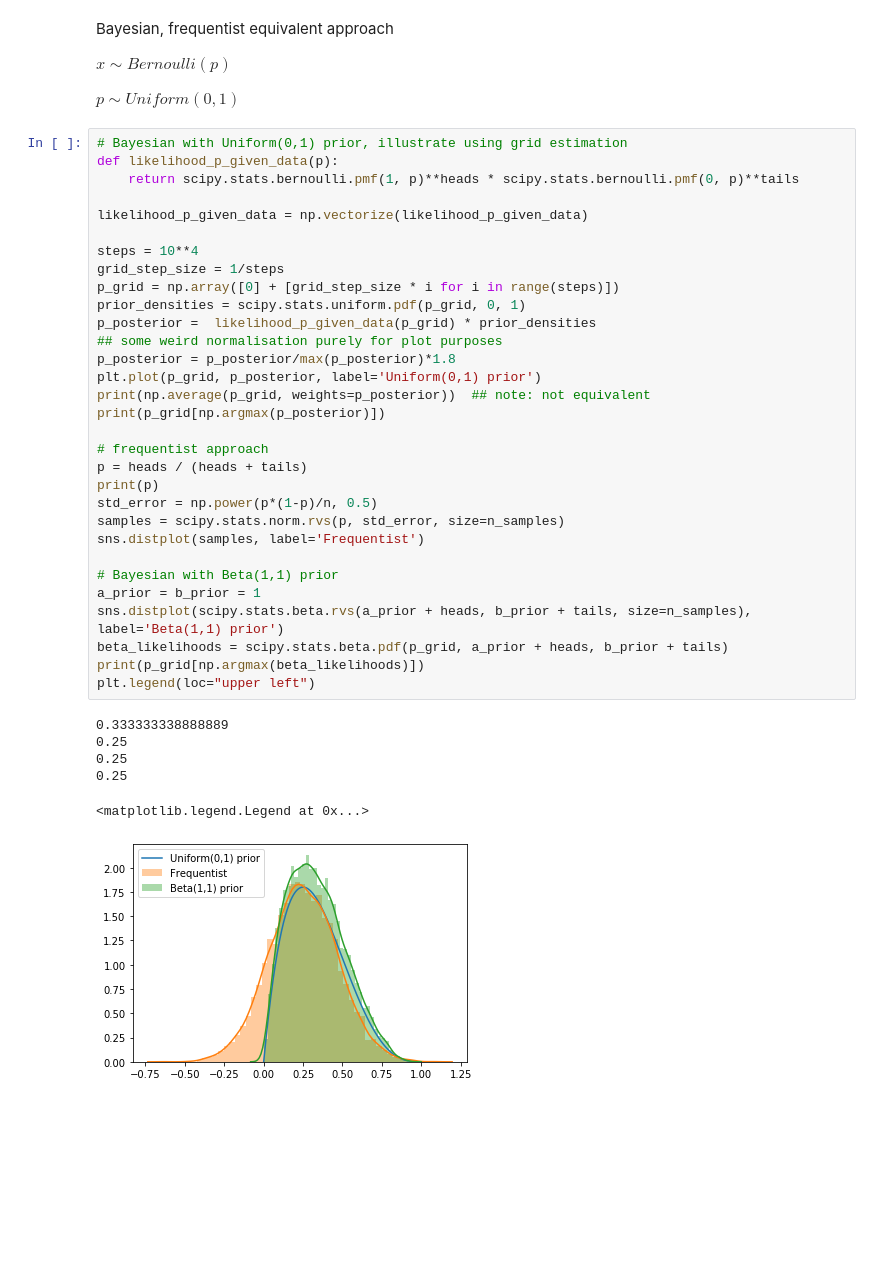
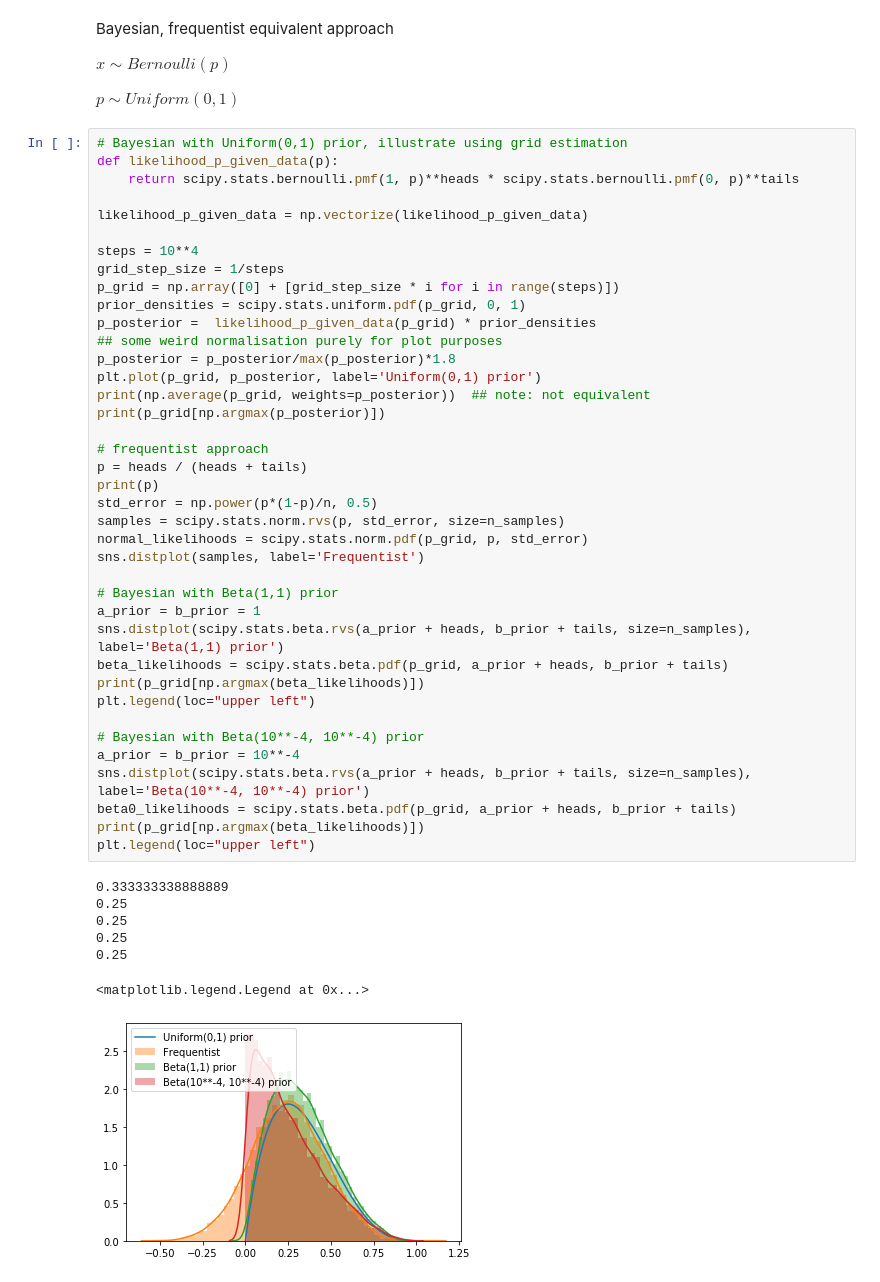
Before and after one commit to rubenmak/bernoulli_freq_vs_bayesian, a Jupyter notebook: bernoulli_freq_vs_bayesian.ipynb, the cells around one changed output. Cells and saved outputs as stored; diff of their text form; blank space fills up the shorter version.

```diff
--- a/bernoulli_freq_vs_bayesian.ipynb
+++ b/bernoulli_freq_vs_bayesian.ipynb
@@ -89,31 +89,40 @@ likelihood_p_given_data = np.vectorize(likelihood_p_given_data)
 steps = 10**4
 grid_step_size = 1/steps
 p_grid = np.array([0] + [grid_step_size * i for i in range(steps)])
 prior_densities = scipy.stats.uniform.pdf(p_grid, 0, 1)
 p_posterior =  likelihood_p_given_data(p_grid) * prior_densities
 ## some weird normalisation purely for plot purposes
 p_posterior = p_posterior/max(p_posterior)*1.8
 plt.plot(p_grid, p_posterior, label='Uniform(0,1) prior')
 print(np.average(p_grid, weights=p_posterior))  ## note: not equivalent
 print(p_grid[np.argmax(p_posterior)])
 
 # frequentist approach
 p = heads / (heads + tails)
 print(p)
 std_error = np.power(p*(1-p)/n, 0.5)
 samples = scipy.stats.norm.rvs(p, std_error, size=n_samples)
+normal_likelihoods = scipy.stats.norm.pdf(p_grid, p, std_error)
 sns.distplot(samples, label='Frequentist')
 
 # Bayesian with Beta(1,1) prior
 a_prior = b_prior = 1
 sns.distplot(scipy.stats.beta.rvs(a_prior + heads, b_prior + tails, size=n_samples), label='Beta(1,1) prior')
 beta_likelihoods = scipy.stats.beta.pdf(p_grid, a_prior + heads, b_prior + tails)
 print(p_grid[np.argmax(beta_likelihoods)])
 plt.legend(loc="upper left")
+
+# Bayesian with Beta(10**-4, 10**-4) prior
+a_prior = b_prior = 10**-4
+sns.distplot(scipy.stats.beta.rvs(a_prior + heads, b_prior + tails, size=n_samples), label='Beta(10**-4, 10**-4) prior')
+beta0_likelihoods = scipy.stats.beta.pdf(p_grid, a_prior + heads, b_prior + tails)
+print(p_grid[np.argmax(beta_likelihoods)])
+plt.legend(loc="upper left")
 # %% [output]
 0.333333338888889
 0.25
 0.25
 0.25
+0.25
 <matplotlib.legend.Legend at 0x...>
-[figure, old version]
+[figure, new version]
```
Also changed, not shown: parts of 6 cells of this notebook.
